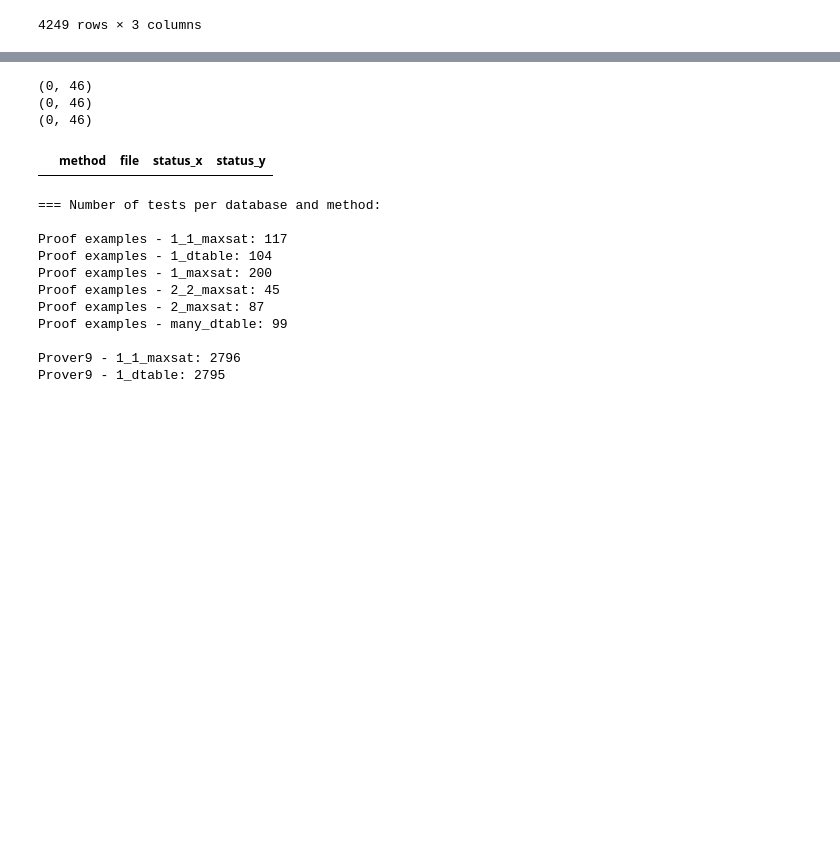
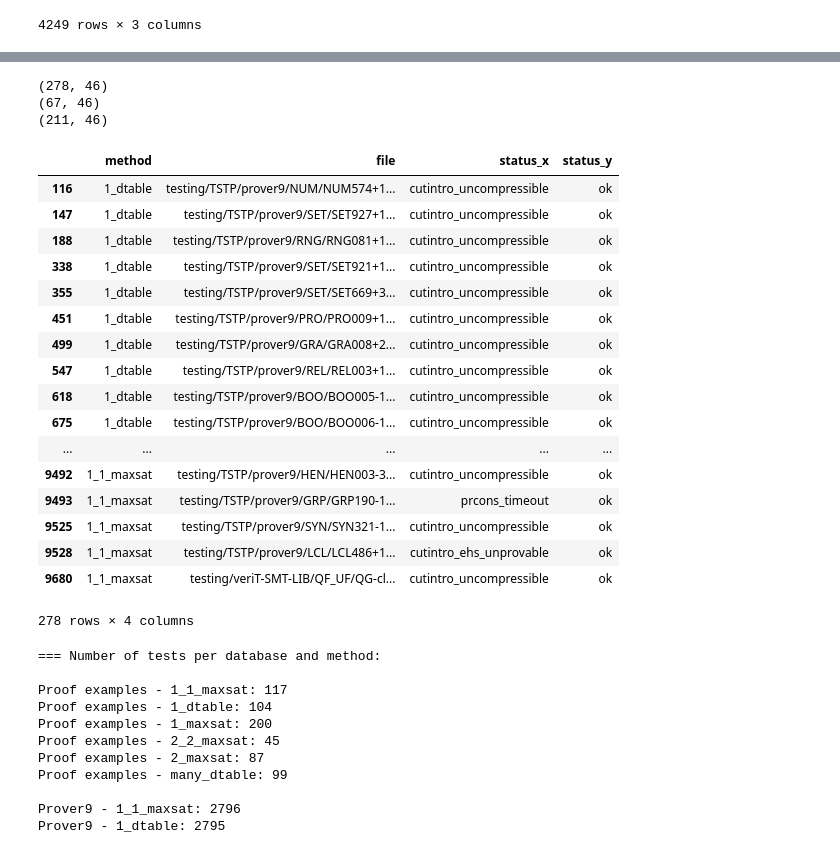
Before and after one commit to gapt/cutintro-results, a Jupyter notebook: 2015-07-24/cutintro.ipynb, the cells around one changed output, grey strips where cells are left out. Saved outputs shown, nothing was run; the diff lists cells and outputs as text; code cells hidden in the pictures; blank space fills up the shorter version.

Commit message:
Redo analysis because of method name changes.

```diff
--- a/2015-07-24/cutintro.ipynb
+++ b/2015-07-24/cutintro.ipynb
@@ -23,7 +23,14 @@ def getDataOld(filename):
     integer_columns = [c for c in columns if c not in ['method', 'file', 'status']]
     for c in integer_columns:
         data[c] = data[c].astype(np.float)
-    data['method'] = data['method'].astype(str)
+
+    method_map = {
+        'one_cut_one_quant': '1_dtable',
+        'one_cut_many_quants': 'many_dtable',
+        'many_cuts_one_quant_1': '1_maxsat',
+        'many_cuts_one_quant_2': '1_1_maxsat',
+    }
+    data['method'] = data['method'].astype(str).map(method_map)
     data['file'] = data['file'].astype(str)
     data['status'] = data['status'].astype(str)
 
@@ -119,30 +159,47 @@ diff[['file','status_ocoq', 'status_mcmq1']]
 # %%
 # Regressions compared to previous test
 
 previous_filename = "../2015-03-15/CutIntroDataLog.txt"
 previous_data = getDataOld(previous_filename)
 
 merged = pd.merge(data, previous_data, on=['method', 'file'])
 #merged.head(0)
 
 regression = merged[(merged.status_y == 'ok') & (merged.status_x != 'ok')]
 #regression.head(0)
 print(regression.shape)
 
-regression_delta = regression[(regression.method == 'one_cut_one_quant') | (regression.method == 'one_cut_many_quant')]
+regression_delta = regression[(regression.method == '1_dtable') | (regression.method == 'many_dtable')]
 print(regression_delta.shape)
 #regression_delta.head(0)
 
-regression_maxsat = regression[((regression.method == 'many_cuts_one_quant_1') | (regression.method == 'many_cuts_one_quant_2')) ]
+regression_maxsat = regression[((regression.method == '1_maxsat') | (regression.method == '1_1_maxsat')) ]
 print(regression_maxsat.shape)
 #regression_maxsat.head(0)
 
 regression[['method', 'file', 'status_x', 'status_y']]
 # %% [output]
-(0, 46)
-(0, 46)
-(0, 46)
+(278, 46)
+(67, 46)
+(211, 46)
 |  | method | file | status_x | status_y |
+| 116 | 1_dtable | testing/TSTP/prover9/NUM/NUM574+1... | cutintro_uncompressible | ok |
+| 147 | 1_dtable | testing/TSTP/prover9/SET/SET927+1... | cutintro_uncompressible | ok |
+| 188 | 1_dtable | testing/TSTP/prover9/RNG/RNG081+1... | cutintro_uncompressible | ok |
+| 338 | 1_dtable | testing/TSTP/prover9/SET/SET921+1... | cutintro_uncompressible | ok |
+| 355 | 1_dtable | testing/TSTP/prover9/SET/SET669+3... | cutintro_uncompressible | ok |
+| 451 | 1_dtable | testing/TSTP/prover9/PRO/PRO009+1... | cutintro_uncompressible | ok |
+| 499 | 1_dtable | testing/TSTP/prover9/GRA/GRA008+2... | cutintro_uncompressible | ok |
+| 547 | 1_dtable | testing/TSTP/prover9/REL/REL003+1... | cutintro_uncompressible | ok |
+| 618 | 1_dtable | testing/TSTP/prover9/BOO/BOO005-1... | cutintro_uncompressible | ok |
+| 675 | 1_dtable | testing/TSTP/prover9/BOO/BOO006-1... | cutintro_uncompressible | ok |
+| ... | ... | ... | ... | ... |
+| 9492 | 1_1_maxsat | testing/TSTP/prover9/HEN/HEN003-3... | cutintro_uncompressible | ok |
+| 9493 | 1_1_maxsat | testing/TSTP/prover9/GRP/GRP190-1... | prcons_timeout | ok |
+| 9525 | 1_1_maxsat | testing/TSTP/prover9/SYN/SYN321-1... | cutintro_uncompressible | ok |
+| 9528 | 1_1_maxsat | testing/TSTP/prover9/LCL/LCL486+1... | cutintro_ehs_unprovable | ok |
+| 9680 | 1_1_maxsat | testing/veriT-SMT-LIB/QF_UF/QG-cl... | cutintro_uncompressible | ok |
+278 rows × 4 columns
 # %%
 methods = sorted(set(data.method.dropna()))
 
```
Also changed, not shown: parts of 8 cells of this notebook, 1 other file.
